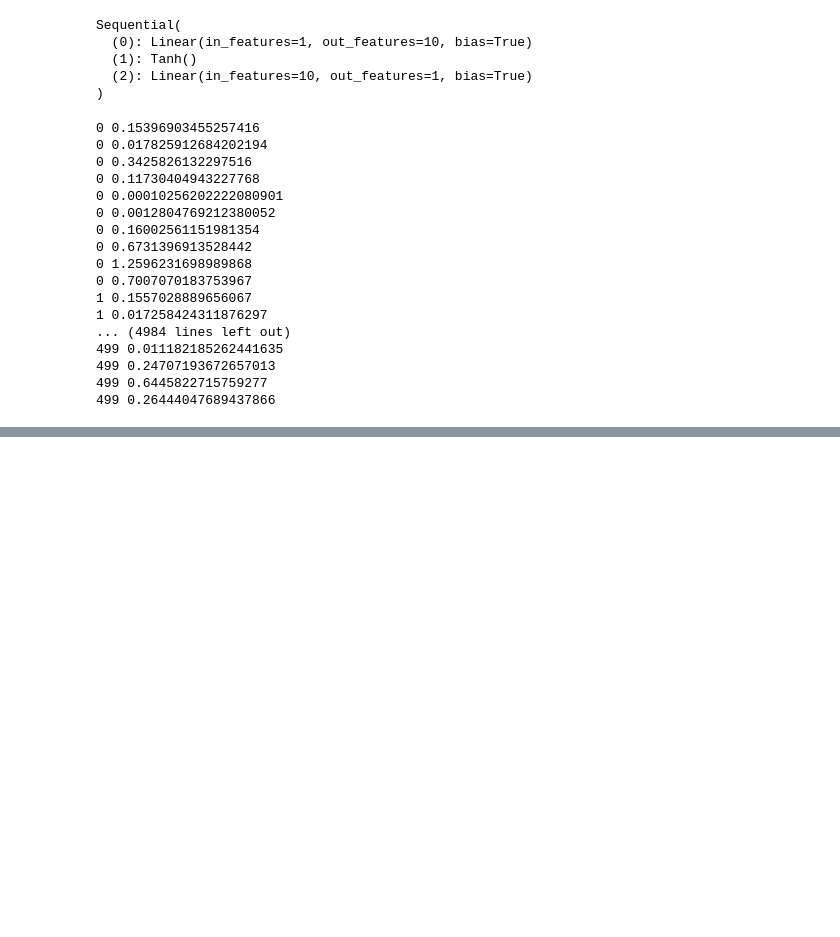
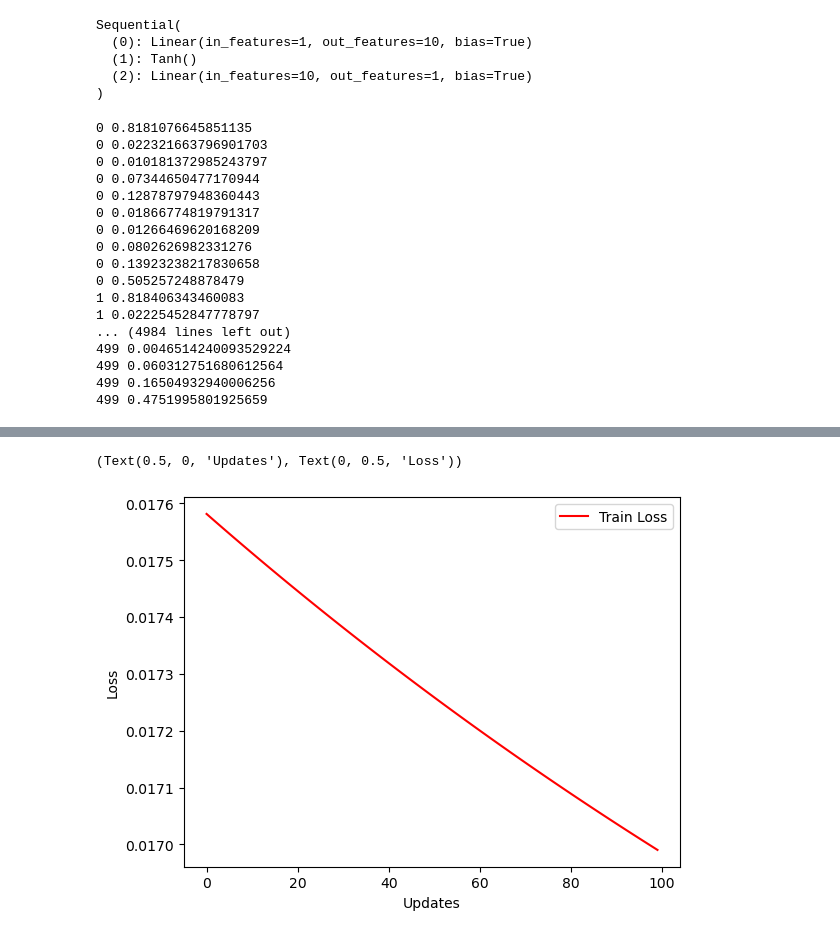
Before and after one commit to KasperKCarlsen/final-assignment-02456, a Jupyter notebook: assignment.ipynb, the cells around one changed output, grey strips where cells are left out. Saved outputs shown, nothing was run; the diff lists cells and outputs as text; code cells hidden in the pictures; blank space fills up the shorter version.

```diff
--- a/assignment.ipynb
+++ b/assignment.ipynb
@@ -31,23 +34,16 @@ A = 1/(2 * cos(phi))
 
 display(A)
 
-x = exp(-delta*t)*(2*A*cos(phi + w*t))
-display(x.simplify())
+ODE = exp(-delta*t)*(2*A*cos(phi + w*t))
+display(ODE.simplify())
 # %% [output]
 $\displaystyle -0.595470930409999$
 $\displaystyle - 1.19094186082 e^{- 2.5 t} \cos{\left(22.220486043289 t - 8.85065980104099 \right)}$
 # %%
-n = 10
+n_train = 10
 
-times_train = (np.random.rand(n) * 0.5).astype("float32")
-D_train = (np.array([x.subs(t, time) for time in times_train])).astype("float32")
+times_train = (np.random.rand(n_train) * 0.5).astype("float32")
+D_train = (np.array([ODE.subs(t, time) for time in times_train])).astype("float32")
 print(times_train)
 print(D_train, "\n")
-
-
-# create validation data
-times_val = (np.random.rand(n) * 0.5).astype("float32")
-D_val = (np.array([x.subs(t, time) for time in times_val])).astype("float32")
-print(times_val)
-print(D_val)
 # %% [output]
@@ -150,23 +141,23 @@ for t in range(500):
             for param in model.parameters():
                 param -= learning_rate * param.grad
 # %% [output]
-0 0.15396903455257416
-0 0.017825912684202194
-0 0.3425826132297516
-0 0.11730404943227768
-0 0.00010256202222080901
-0 0.0012804769212380052
-0 0.16002561151981354
-0 0.6731396913528442
-0 1.2596231698989868
-0 0.7007070183753967
-1 0.1557028889656067
-1 0.017258424311876297
+0 0.8181076645851135
+0 0.022321663796901703
+0 0.010181372985243797
+0 0.07344650477170944
+0 0.12878797948360443
+0 0.01866774819791317
+0 0.01266469620168209
+0 0.0802626982331276
+0 0.13923238217830658
+0 0.505257248878479
+1 0.818406343460083
+1 0.02225452847778797
 ... (4984 lines left out)
-499 0.011182185262441635
-499 0.24707193672657013
-499 0.6445822715759277
-499 0.26444047689437866
+499 0.0046514240093529224
+499 0.060312751680612564
+499 0.16504932940006256
+499 0.4751995801925659
 # %%
 # we could have done this ourselves,
 # but we should be aware of sklearn and its tools
@@ -174,21 +165,19 @@ from sklearn.metrics import accuracy_score
 
 # changing data to tensors
 x_train = torch.from_numpy(times_train).reshape(10,1)
-x_val = torch.from_numpy(times_val).reshape(10,1)
 target_train = torch.from_numpy(D_train).reshape(10,1)
-target_val = torch.from_numpy(D_val).reshape(10,1)
 
 # setting hyperparameters and gettings epoch sizes
 batch_size = 10
 num_epochs = 100
 num_samples_train = len(x_train)
 num_batches_train = num_samples_train // batch_size
-num_samples_valid = len(target_val)
-num_batches_valid = num_samples_valid // batch_size
+# num_samples_valid = len(target_val)
+# num_batches_valid = num_samples_valid // batch_size
 
 # setting up lists for handling loss/accuracy
 train_acc, train_loss = [], []
-valid_acc, valid_loss = [], []
+# valid_acc, valid_loss = [], []
 test_acc, test_loss = [], []
 cur_loss = 0
 losses = []
@@ -237,9 +226,10 @@ for epoch in range(num_epochs):
         print("Epoch %2i : Train Loss %f" % (
                 epoch+1, losses[-1]))
 
-epoch = np.arange(epoch)
+losses_plot = [loss.detach().numpy() for loss in losses]
+epoch = np.arange(epoch + 1)
 plt.figure()
-plt.plot(epoch, train_acc, 'r', epoch)
-plt.legend(['Train Accucary'])
-plt.xlabel('Updates'), plt.ylabel('Acc')
+plt.plot(epoch, losses_plot, 'r')
+plt.legend(['Train Loss'])
+plt.xlabel('Updates'), plt.ylabel('Loss')
 # %% [output]
@@ -255,0 +246,2 @@ Epoch 91 : Train Loss 0.021194
+(Text(0.5, 0, 'Updates'), Text(0, 0.5, 'Loss'))
+[figure, added]
```
Also changed, not shown: parts of 7 cells of this notebook.
